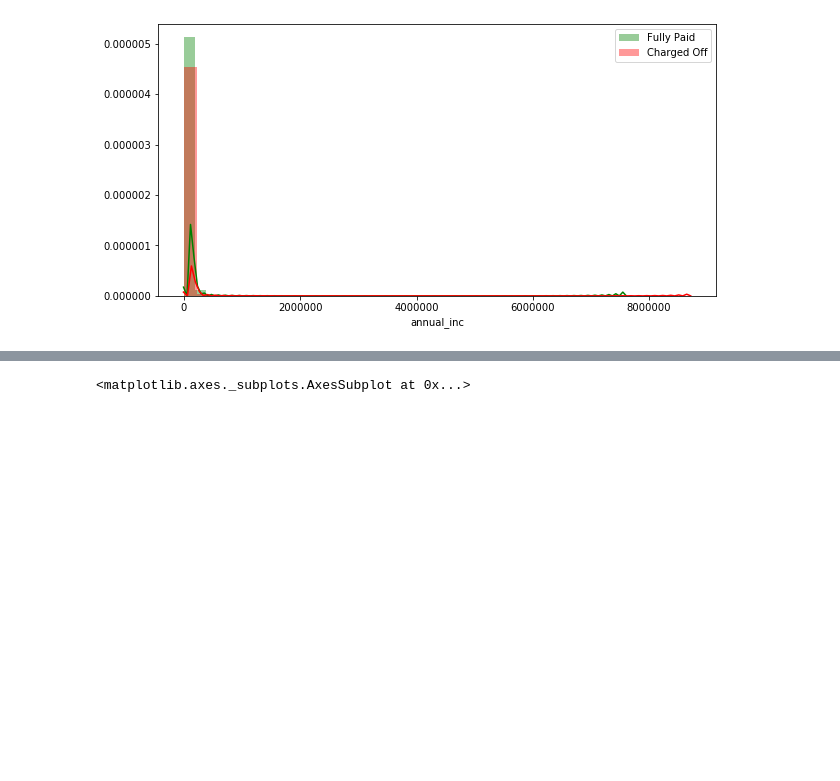
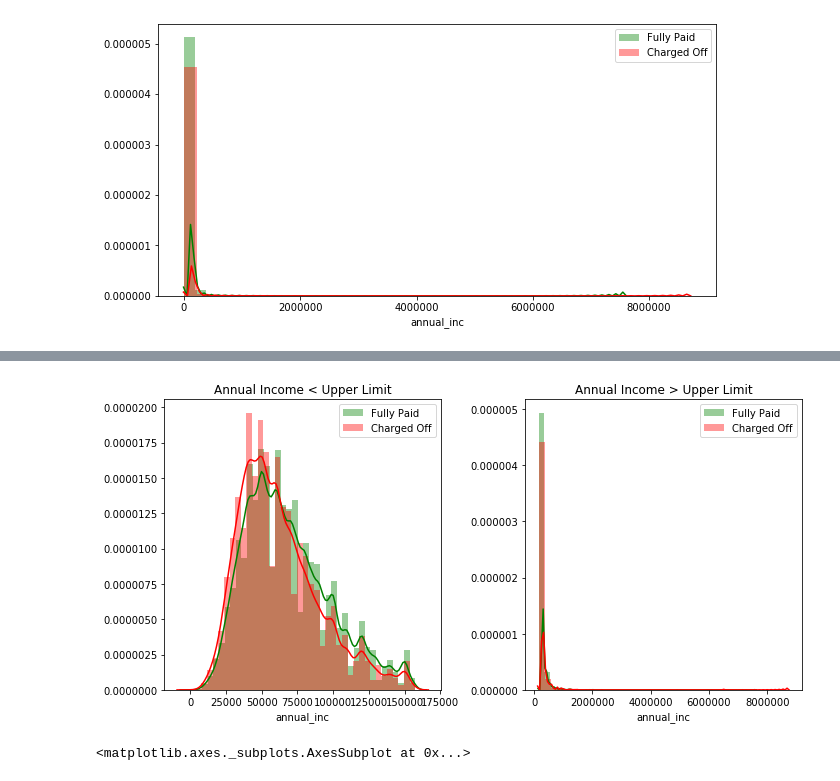
Before and after one commit to dwikifd/FinalProject, a Jupyter notebook: Final Project Dwiki - Lending Club.ipynb, the cells around one changed output, grey strips where cells are left out. Cells and saved outputs as stored; diff of their text form; code cells hidden in the pictures; blank space fills up the shorter version.

```diff
--- a/Final Project Dwiki - Lending Club.ipynb
+++ b/Final Project Dwiki - Lending Club.ipynb
@@ -238,3 +250,25 @@ plt.legend()
+# %%
+upper_limit = 9.000000e+04 + 1.5*(9.000000e+04 - 4.500000e+04)
+# %%
+plt.figure(figsize=(10,5))
+plt.subplot(1,2,1)
+sns.distplot(df[(df['loan_status']=="Fully Paid") & (df['annual_inc']<=upper_limit)]['annual_inc'],bins=40, label="Fully Paid", color='green')
+sns.distplot(df[(df['loan_status']=="Charged Off") & (df['annual_inc']<=upper_limit)]['annual_inc'],bins=40, label="Charged Off", color='red')
+
+plt.title('Annual Income < Upper Limit')
+plt.legend()
+
+plt.subplot(1,2,2)
+sns.distplot(df[(df['loan_status']=="Fully Paid") & (df['annual_inc']>upper_limit)]['annual_inc'],bins=40, label="Fully Paid", color='green')
+sns.distplot(df[(df['loan_status']=="Charged Off") & (df['annual_inc']>upper_limit)]['annual_inc'],bins=40, label="Charged Off", color='red')
+
+plt.title('Annual Income > Upper Limit')
+
+plt.legend()
+plt.tight_layout()
+plt.show()
+# %% [output]
+[figure, added]
 # %%
 sns.countplot(data=df, x='verification_status', hue='loan_status')
 # %% [output]
```
Also changed, not shown: parts of 3 cells of this notebook.
